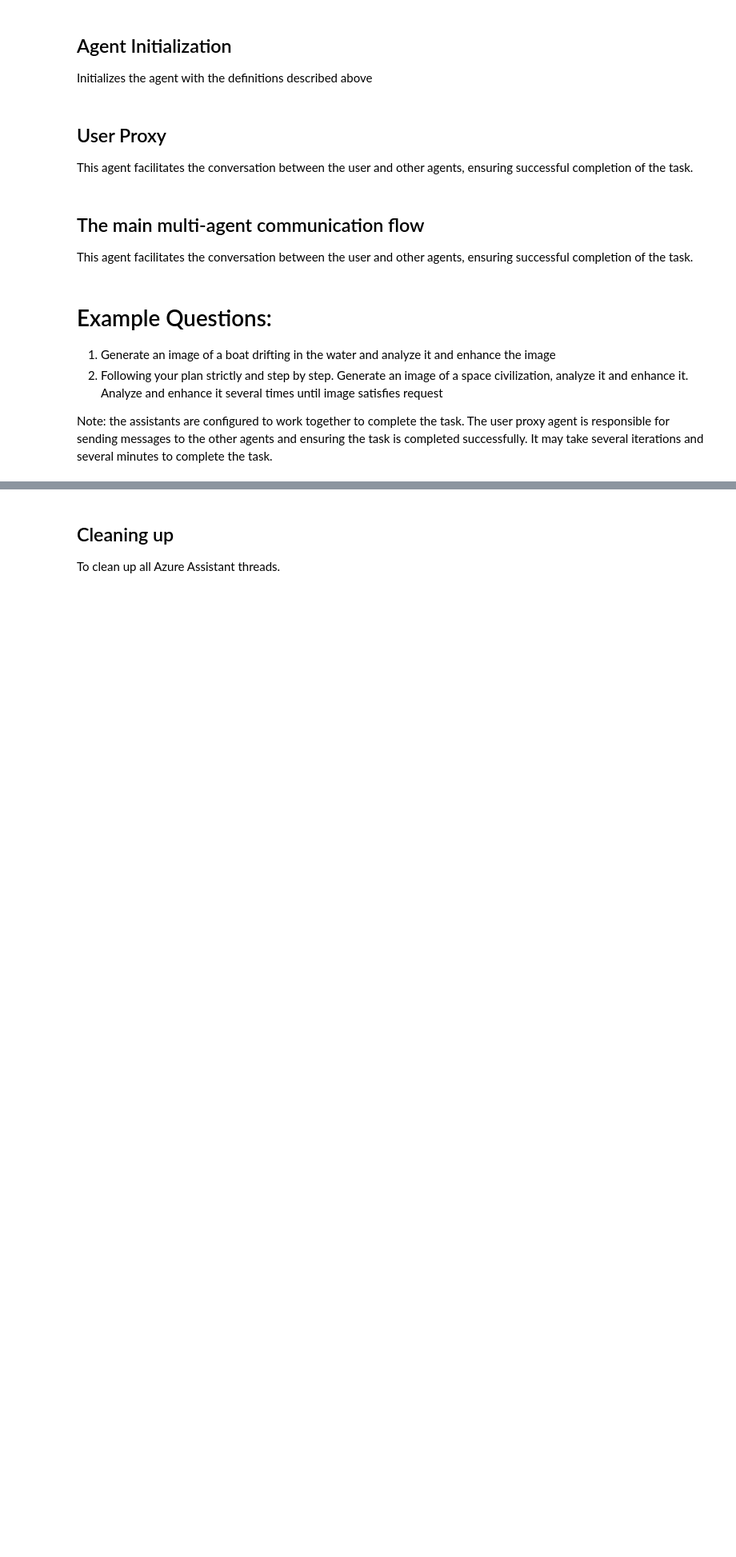
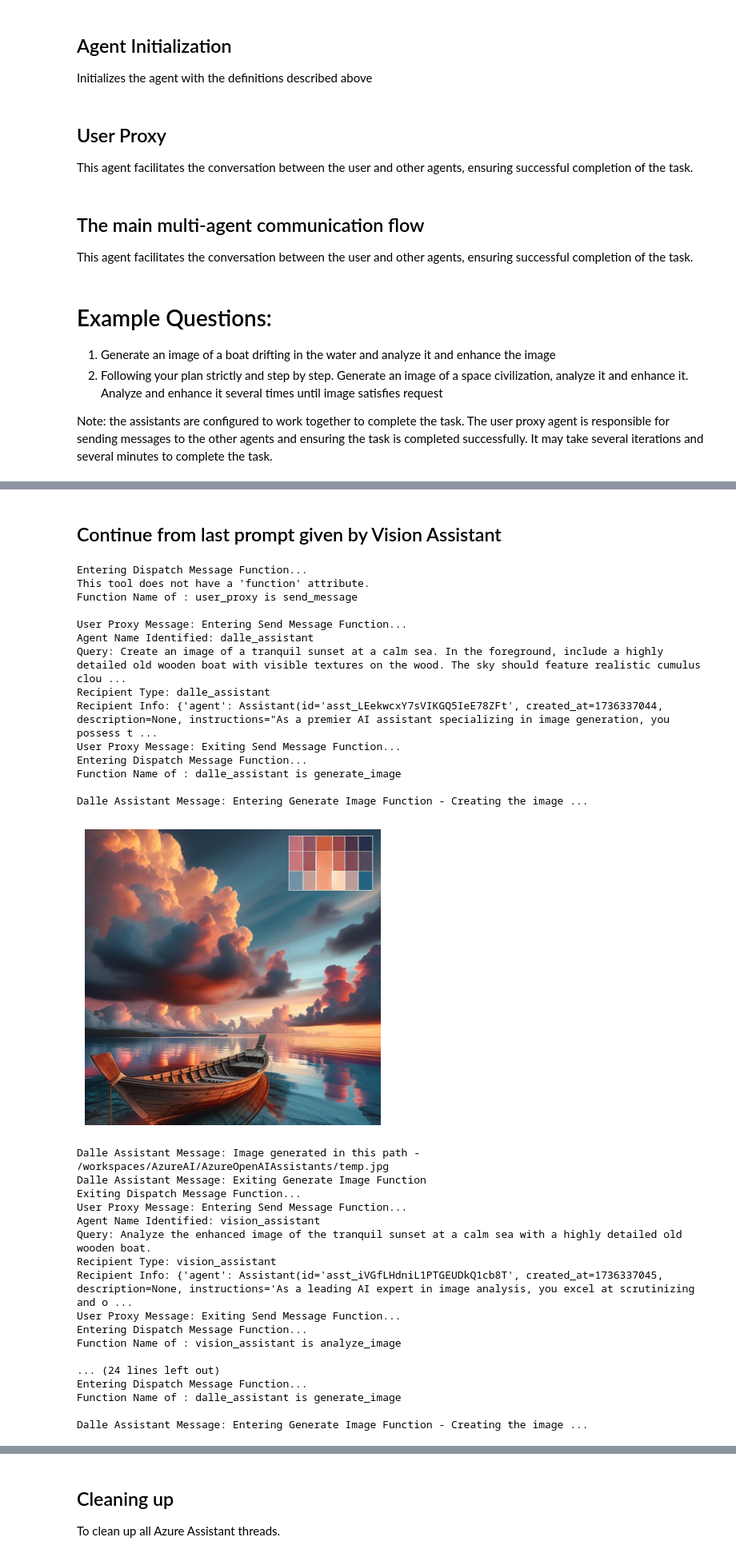
Before and after one commit to Campos03/AzureAI, a Jupyter notebook: AzureOpenAIAssistants/04_Multi-Agent.ipynb, the cells around one changed output, grey strips where cells are left out. Shown at 80% size. Drawn from its saved outputs; the diff is of its cells as text; code cells hidden in the pictures; blank space fills up the shorter version.

Commit message:
AzureOpenAIAssistants

```diff
--- a/AzureOpenAIAssistants/04_Multi-Agent.ipynb
+++ b/AzureOpenAIAssistants/04_Multi-Agent.ipynb
@@ -223,7 +232,7 @@ vision_assistant = client.beta.assistants.create(
 
 This agent facilitates the conversation between the user and other agents, ensuring successful completion of the task.
 # %%
-name_proxy_assistant = "user_proxy"
+user_proxy_assistant = "user_proxy"
 agent_arr = ["dalle_assistant", "vision_assistant"]
 agent_string = ""
 for item in agent_arr:
@@ -291,29 +300,37 @@ agents_threads: Dict[str, Dict[str, Optional[str]]] = {
 }
 
 #This function calls the Assistant API to generate a main thread of communication between the agents listed in the agents_threads
-# Define the send_message function with only the query parameter
+# Define the send_message function with the query and agent name parameter
 def send_message(query: str, agent_name: str) -> str:
+
+    print("\033[32mUser Proxy Message: Entering Send Message Function...\033[0m")
+    print("Agent Name Identified: " + agent_name)
+    print("Query: " + query)
+
     # Check if the agent_name is in agents_threads
     if agent_name not in agent_arr:
         print(
-            f"Agent '{agent_name}' does not exist. This means that the multi-agent system does not have the necessary agent to execute the task. *** FUTURE CODE: AGENT SWARM***"
+            f"Agent '{agent_name}' does not exist. This means that the multi-agent system does not have the necessary agent to execute the task."
         )
         # return None
     # If the program has not exited, proceed with setting the agent recipient
     recipient_type = agent_name
     recipient_info = agents_threads[recipient_type]
 
+    print("Recipient Type: " + recipient_type)
+    print("Recipient Info: " + str(recipient_info))
+
     # Create a new thread if user proxy and agent thread does not exist
     if not recipient_info["thread"]:
         thread_object = client.beta.threads.create()
         recipient_info["thread"] = thread_object
 
+    print("\033[31mUser Proxy Message: Exiting Send Message Function...\033[0m")
     # This function dispatches a message to the proper agent and it's thread
     return dispatch_message(query, recipient_info["agent"], recipient_info["thread"])
-    # print("Proxy Assistant Message: " + message)
 # %%
 user_proxy = client.beta.assistants.create(
-    name=name_proxy_assistant,
+    name=user_proxy_assistant,
     instructions=instructions_proxy_assistant,
     model=assistant_deployment_name,
     tools=tools_proxy_assistant
@@ -327,6 +344,8 @@ import json
 
 def dispatch_message(message: str, agent: Assistant, thread: Thread) -> str:
     # Loops through all the agents functions to determine which function to use
+
+    print("\033[32mEntering Dispatch Message Function...\033[0m")
 
     available_functions = {}
     # Iterate through each tool in the agent.tools list
@@ -334,7 +353,7 @@ def dispatch_message(message: str, agent: Assistant, thread: Thread) -> str:
         # Check if the tool has a 'function' attribute
         if hasattr(tool, "function"):
             function_name = tool.function.name
-            print(f"Function Name: {function_name}\n")
+            print(f"Function Name of : {agent.name}" + " is " + f"{function_name}\n")
             # Attempt to retrieve the function by its name and add it to the available_functions dictionary
             if function_name in globals():
                 available_functions[function_name] = globals()[function_name]
@@ -346,10 +365,7 @@ def dispatch_message(message: str, agent: Assistant, thread: Thread) -> str:
     message = client.beta.threads.messages.create(thread_id=thread.id, role="user", content=message)
 
     # Carry out the tasks delineated in this discussion thread.
-    run = client.beta.threads.runs.create(
-        thread_id=thread.id,
-        assistant_id=agent.id,
-    )
+    run = client.beta.threads.runs.create(thread_id=thread.id,assistant_id=agent.id,)
     while True:
         # Await the completion of the thread execution.
         while run.status in ["queued", "in_progress"]:
@@ -375,11 +391,10 @@ def dispatch_message(message: str, agent: Assistant, thread: Thread) -> str:
                             function_to_call = available_functions[call.function.name]
                             tool_response = function_to_call(**json.loads(call.function.arguments))
                             tool_responses.append({"tool_call_id": call.id, "output": tool_response})
+                            # print("Tool Response: " + str(tool_response))
 
             # Present the outcomes produced by the tool.
-            run = client.beta.threads.runs.submit_tool_outputs(
-                thread_id=thread.id, run_id=run.id, tool_outputs=tool_responses
-            )
+            run = client.beta.threads.runs.submit_tool_outputs(thread_id=thread.id, run_id=run.id, tool_outputs=tool_responses)
 
         # if the run is completed, return the assistant message else provide error
         elif run.status == "failed":
@@ -387,7 +402,7 @@ def dispatch_message(message: str, agent: Assistant, thread: Thread) -> str:
         # Craft a reply from the assistant.
         else:
             messages = client.beta.threads.messages.list(thread_id=thread.id)
-
+            print("\033[31mExiting Dispatch Message Function...\033[0m")
             # Transmit the response message back to the facilitating agent.
             return messages.data[0].content[0].text.value
 # %% [markdown]
@@ -406,0 +491,38 @@ message = dispatch_message(user_message, user_proxy, thread)
+# %% [markdown]
+## Continue from last prompt given by Vision Assistant
+# %%
+user_message = "continue"
+message = dispatch_message(user_message, user_proxy, thread)
+# %% [output]
+Entering Dispatch Message Function...
+This tool does not have a 'function' attribute.
+Function Name of : user_proxy is send_message
+
+User Proxy Message: Entering Send Message Function...
+Agent Name Identified: dalle_assistant
+Query: Create an image of a tranquil sunset at a calm sea. In the foreground, include a highly detailed old wooden boat with visible textures on the wood. The sky should feature realistic cumulus clou ...
+Recipient Type: dalle_assistant
+Recipient Info: {'agent': Assistant(id='asst_LEekwcxY7sVIKGQ5IeE78ZFt', created_at=1736337044, description=None, instructions="As a premier AI assistant specializing in image generation, you possess t ...
+User Proxy Message: Exiting Send Message Function...
+Entering Dispatch Message Function...
+Function Name of : dalle_assistant is generate_image
+
+Dalle Assistant Message: Entering Generate Image Function - Creating the image ...
+[figure, added]
+Dalle Assistant Message: Image generated in this path - /workspaces/AzureAI/AzureOpenAIAssistants/temp.jpg
+Dalle Assistant Message: Exiting Generate Image Function
+Exiting Dispatch Message Function...
+User Proxy Message: Entering Send Message Function...
+Agent Name Identified: vision_assistant
+Query: Analyze the enhanced image of the tranquil sunset at a calm sea with a highly detailed old wooden boat.
+Recipient Type: vision_assistant
+Recipient Info: {'agent': Assistant(id='asst_iVGfLHdniL1PTGEUDkQ1cb8T', created_at=1736337045, description=None, instructions='As a leading AI expert in image analysis, you excel at scrutinizing and o ...
+User Proxy Message: Exiting Send Message Function...
+Entering Dispatch Message Function...
+Function Name of : vision_assistant is analyze_image
+
+... (24 lines left out)
+Entering Dispatch Message Function...
+Function Name of : dalle_assistant is generate_image
+
+Dalle Assistant Message: Entering Generate Image Function - Creating the image ...
```
Also changed, not shown: parts of 6 cells of this notebook, 7 other files.
